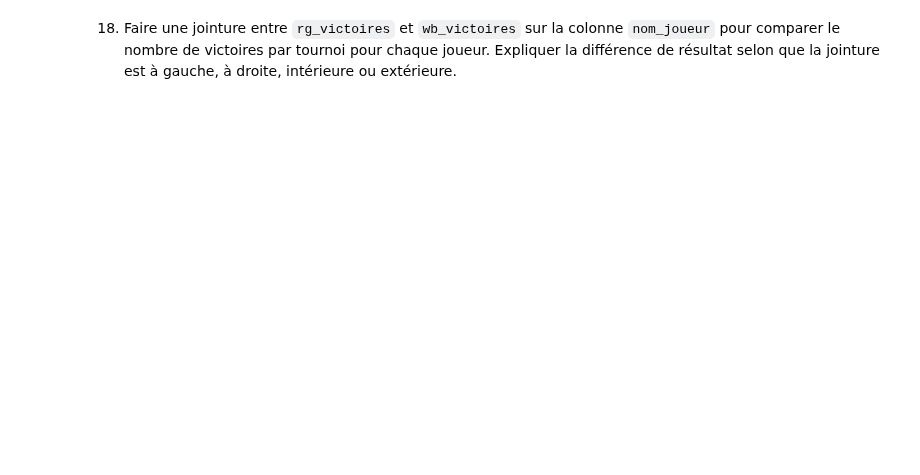
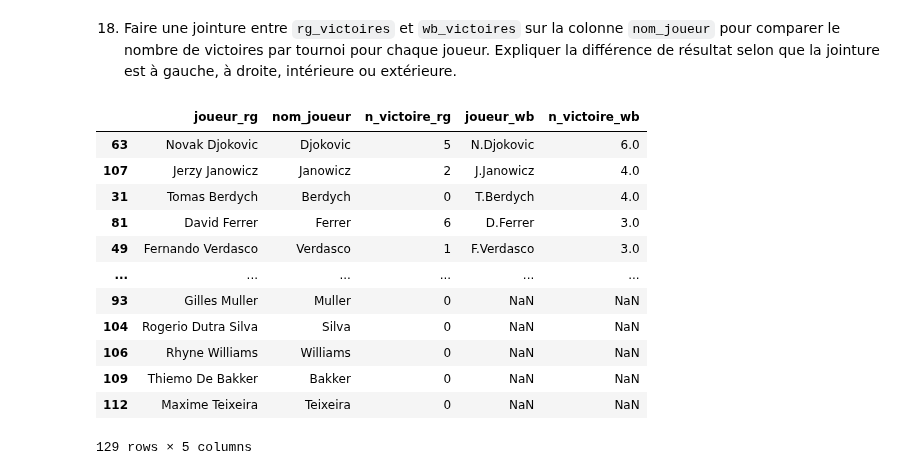
Before and after one commit to mlepennec-ensae/formation_cepe, a Jupyter notebook: notebooks/02_pandas_2.ipynb, the cells around one changed output. Cells and saved outputs as stored; diff of their text form; code cells hidden in the pictures; blank space fills up the shorter version.

```diff
--- a/notebooks/02_pandas_2.ipynb
+++ b/notebooks/02_pandas_2.ipynb
@@ -95,6 +143,12 @@ Name: DBF.1, Length: 125, dtype: bool
 # %% [markdown]
 11. Charger maintenant le jeu de données relatif au tournoi de Wimbledon dans un dataframe `wb` à partir du fichier `wimbledon2013.csv`.
+# %%
+wb = pd.read_csv('C:/Users/cepe-s3-08/Downloads/data/wimbledon2013.csv')
+rg = pd.read_csv('C:/Users/cepe-s3-08/Downloads/data/rolandgarros2013.csv')
 # %% [markdown]
 12. Ajouter une colonne `Tournoi` dans les dataframes `rg` et `wb` contenant respectivement les chaînes de caractères `"RG"` et `"WB"`.
+# %%
+rg["Tournoi"] = 'RG'
+wb["Tournoi"] = 'WB'
 # %% [markdown]
 13. Concaténer les deux dataframes dans un nouveau dataframe `tennis`.
@@ -107,3 +196,19 @@ Name: DBF.1, Length: 125, dtype: bool
 - `joueur` : nom du joueur tel qu'il est donné dans `rg`,
 - `nom_joueur` : nom de famille du joueur uniquement,
 - `n_victoire` : nombre de matchs gagnés dans le tournoi.
+# %%
+rg_victoires = pd.DataFrame()
+rg_victoires["joueur"] = pd.concat([rg.Player1, rg.Player2]).drop_duplicates().to_frame()
+rg_victoires["nom_joueur"] = rg_victoires["joueur"].str.split(" ").apply(lambda v:v[-1])
+
+def n_victoire(df, joueur):
+    return (
+        len(df[(df.Player1 == joueur) & (df.Result == 1)])
+        + len(df[(df.Player2 == joueur) & (df.Result == 0)])
+    )
+
+rg_victoires["n_victoire"] = (
+    rg_victoires.joueur
+    .apply(lambda joueur: n_victoire(rg, joueur))
+)
+rg_victoires
@@ -112,3 +231,13 @@ Name: DBF.1, Length: 125, dtype: bool
 - `joueur` : nom du joueur tel qu'il est donné dans `wb`,
 - `nom_joueur` : nom de famille du joueur uniquement,
 - `n_victoire` : nombre de matchs gagnés dans le tournoi.
+# %%
+wb_victoires = pd.DataFrame()
+wb_victoires["joueur"] = pd.concat([wb.Player1, wb.Player2]).drop_duplicates().to_frame()
+wb_victoires["nom_joueur"] = wb_victoires["joueur"].str.split(".").apply(lambda v:v[-1])
+
+wb_victoires["n_victoire"] = (
+    wb_victoires.joueur
+    .apply(lambda joueur: n_victoire(wb, joueur))
+)
+wb_victoires
@@ -115,2 +258,18 @@ Name: DBF.1, Length: 125, dtype: bool
 # %% [markdown]
 18. Faire une jointure entre `rg_victoires` et `wb_victoires` sur la colonne `nom_joueur` pour comparer le nombre de victoires par tournoi pour chaque joueur. Expliquer la différence de résultat selon que la jointure est à gauche, à droite, intérieure ou extérieure.
+# %%
+pd.merge(rg_victoires, wb_victoires, on="nom_joueur", suffixes = ["_rg", "_wb"], how="left").sort_values(by=["n_victoire_wb", "n_victoire_rg"], ascending=False)
+# %% [output]
+|  | joueur_rg | nom_joueur | n_victoire_rg | joueur_wb | n_victoire_wb |
+| 63 | Novak Djokovic | Djokovic | 5 | N.Djokovic | 6.0 |
+| 107 | Jerzy Janowicz | Janowicz | 2 | J.Janowicz | 4.0 |
+| 31 | Tomas Berdych | Berdych | 0 | T.Berdych | 4.0 |
+| 81 | David Ferrer | Ferrer | 6 | D.Ferrer | 3.0 |
+| 49 | Fernando Verdasco | Verdasco | 1 | F.Verdasco | 3.0 |
+| ... | ... | ... | ... | ... | ... |
+| 93 | Gilles Muller | Muller | 0 | NaN | NaN |
+| 104 | Rogerio Dutra Silva | Silva | 0 | NaN | NaN |
+| 106 | Rhyne Williams | Williams | 0 | NaN | NaN |
+| 109 | Thiemo De Bakker | Bakker | 0 | NaN | NaN |
+| 112 | Maxime Teixeira | Teixeira | 0 | NaN | NaN |
+129 rows × 5 columns
```
Also changed, not shown: parts of 16 cells of this notebook, 1 other file.
